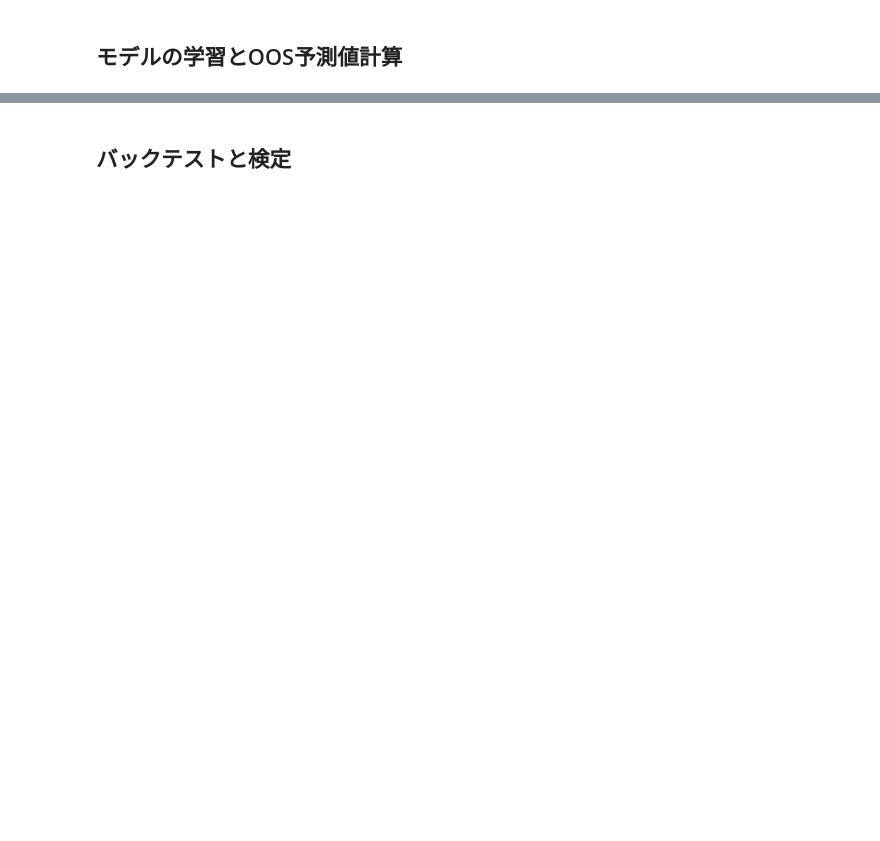
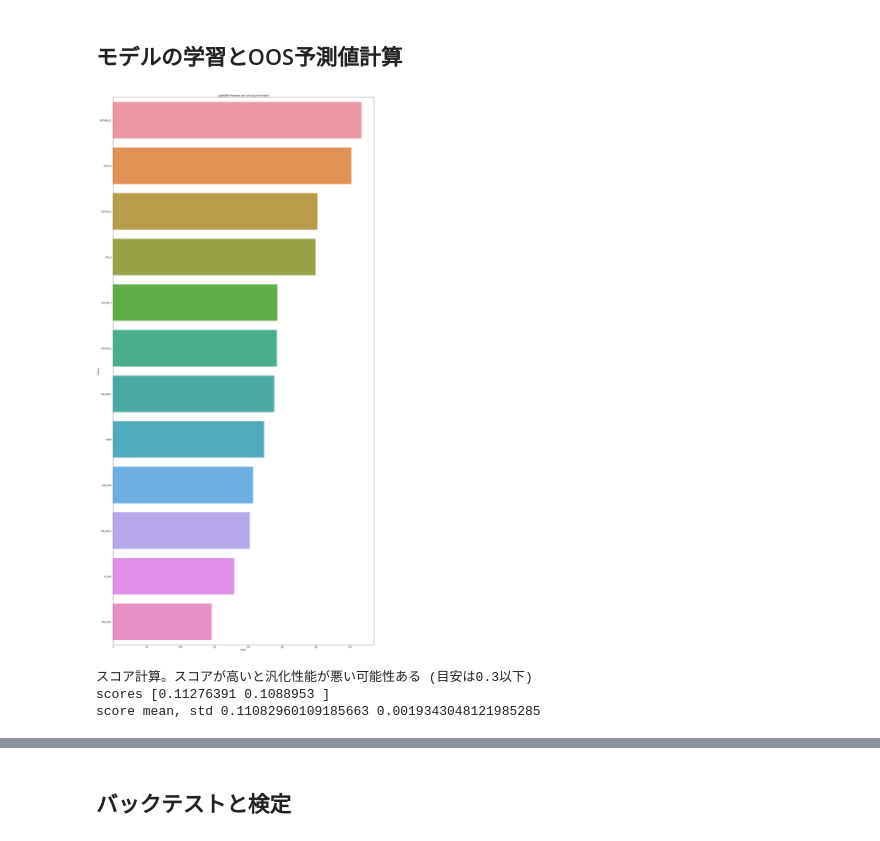
Before and after one commit to yydevelop/bot, a Jupyter notebook: bitflyerbot/tutorial-bitflyer.ipynb, the cells around one changed output, grey strips where cells are left out. Cells and saved outputs as stored; diff of their text form; code cells hidden in the pictures; blank space fills up the shorter version.

```diff
--- a/bitflyerbot/tutorial-bitflyer.ipynb
+++ b/bitflyerbot/tutorial-bitflyer.ipynb
@@ -449,3 +470,32 @@ df.to_pickle('df_bf_fx_y.pkl')
 # tuned_model.get_params
 # %% [markdown]
 ## モデルの学習とOOS予測値計算
+# %%
+df = pd.read_pickle('df_bf_fx_y.pkl')
+# df = df[df.index > pd.to_datetime('2020-01-01 00:00:00Z')]
+df = df.dropna()
+
+# モデル (コメントアウトで他モデルも試してみてください)
+# model = RidgeCV(alphas=np.logspace(-7, 7, num=20))
+model = lgb.LGBMRegressor(n_jobs=-1)
+
+model.fit(df[features], df['y_buy'])
+
+lgbm_adv_importance = model.feature_importances_
+feature_imp = pd.DataFrame(sorted(zip(model.feature_importances_, features)), columns=['Value','Feature'])
+plt.figure(figsize=(20, 40))
+sns.barplot(x="Value", y="Feature", data=feature_imp.sort_values(by="Value", ascending=False))
+plt.title('LightGBM Features adv val (avg over folds)')
+plt.tight_layout()
+plt.show()
+
+print('スコア計算。スコアが高いと汎化性能が悪い可能性ある (目安は0.3以下)')
+cv = KFold(n_splits=2, shuffle=True, random_state=0)
+scores = cross_val_score(model, df[features], np.arange(df.shape[0]), scoring='r2', cv=cv)
+print('scores', scores)
+print('score mean, std', np.mean(scores), np.std(scores))
+# %% [output]
+[figure, added]
+スコア計算。スコアが高いと汎化性能が悪い可能性ある (目安は0.3以下)
+scores [0.11276391 0.1088953 ]
+score mean, std 0.11082960109185663 0.0019343048121985285
```
Also changed, not shown: parts of 14 cells of this notebook, 10 other files.
